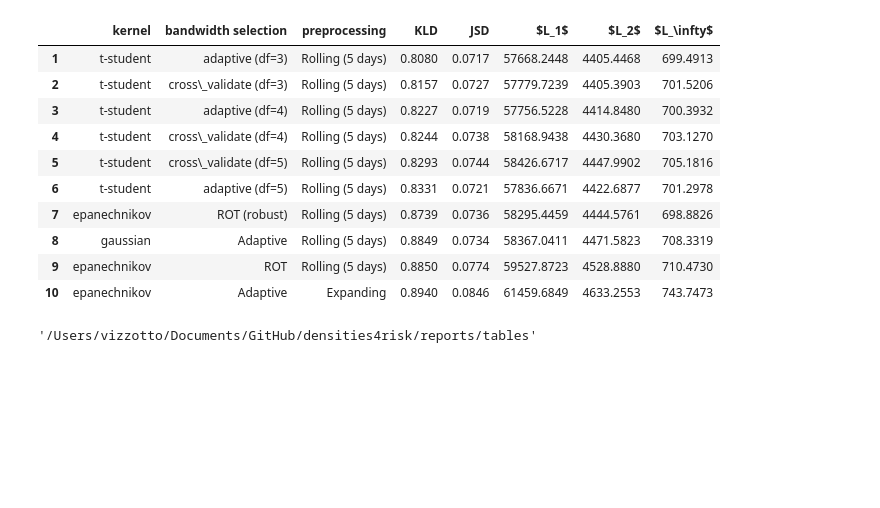
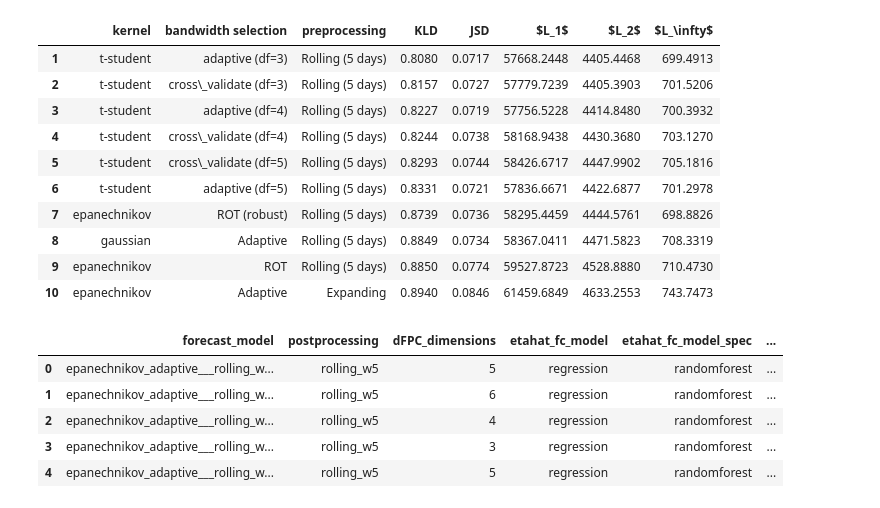
Before and after one commit to matheus-vizzotto/densities4risk, a Jupyter notebook: reports/tables/03_tables_emp_results.ipynb, the cells around one changed output. Drawn from its saved outputs; the diff is of its cells as text; code cells hidden in the pictures; blank space fills up the shorter version.

```diff
--- a/reports/tables/03_tables_emp_results.ipynb
+++ b/reports/tables/03_tables_emp_results.ipynb
@@ -215,13 +215,18 @@ formatted_cv_summary \
 # %%
 # Store/read summary results
 loss_summary_path = f"{CV_MAIN_PATH}cv_results_loss_summary.jbl"
 
 # joblib.dump(
 #     df_summary,
 #     loss_summary_path
 # )
 df_summary = joblib.load(loss_summary_path)
+
+df_summary.head()
+# %% [output]
+|  | forecast_model | postprocessing | dFPC_dimensions | etahat_fc_model | etahat_fc_model_spec | ... |
+| 0 | epanechnikov_adaptive___rolling_w... | rolling_w5 | 5 | regression | randomforest | ... |
+| 1 | epanechnikov_adaptive___rolling_w... | rolling_w5 | 6 | regression | randomforest | ... |
+| 2 | epanechnikov_adaptive___rolling_w... | rolling_w5 | 4 | regression | randomforest | ... |
+| 3 | epanechnikov_adaptive___rolling_w... | rolling_w5 | 3 | regression | randomforest | ... |
+| 4 | epanechnikov_adaptive___rolling_w... | rolling_w5 | 5 | regression | randomforest | ... |
-# %%
-os.getcwd()
-# %% [output]
-'/Users/vizzotto/Documents/GitHub/densities4risk/reports/tables'
```
Also changed, not shown: parts of 4 cells of this notebook.
